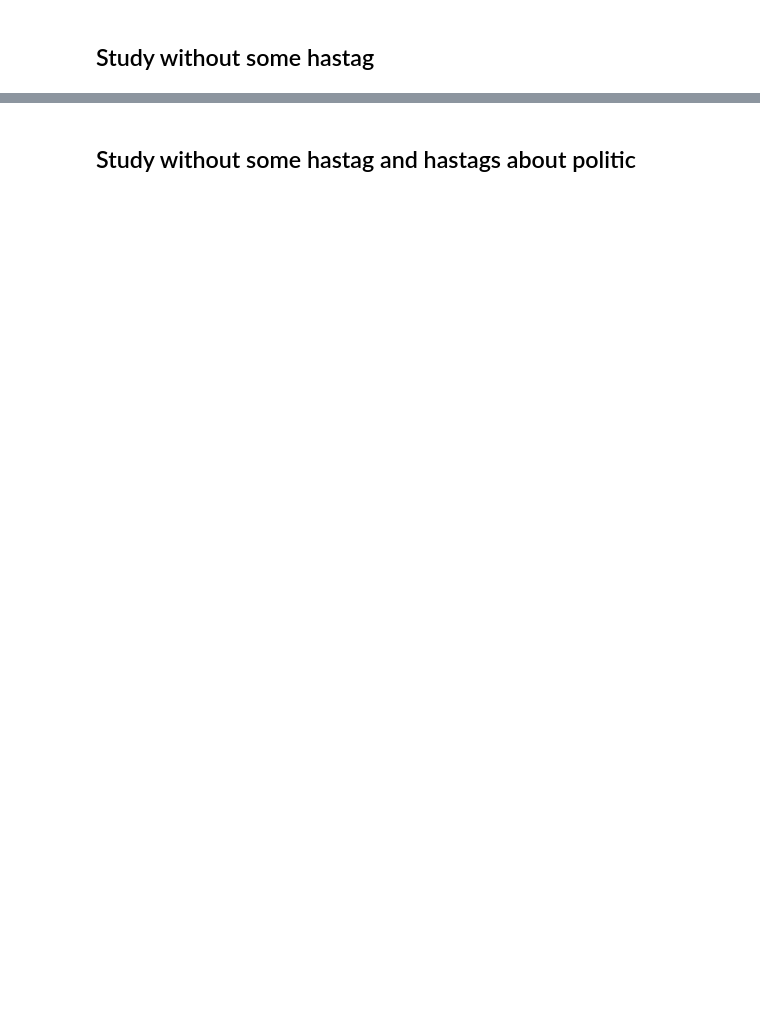
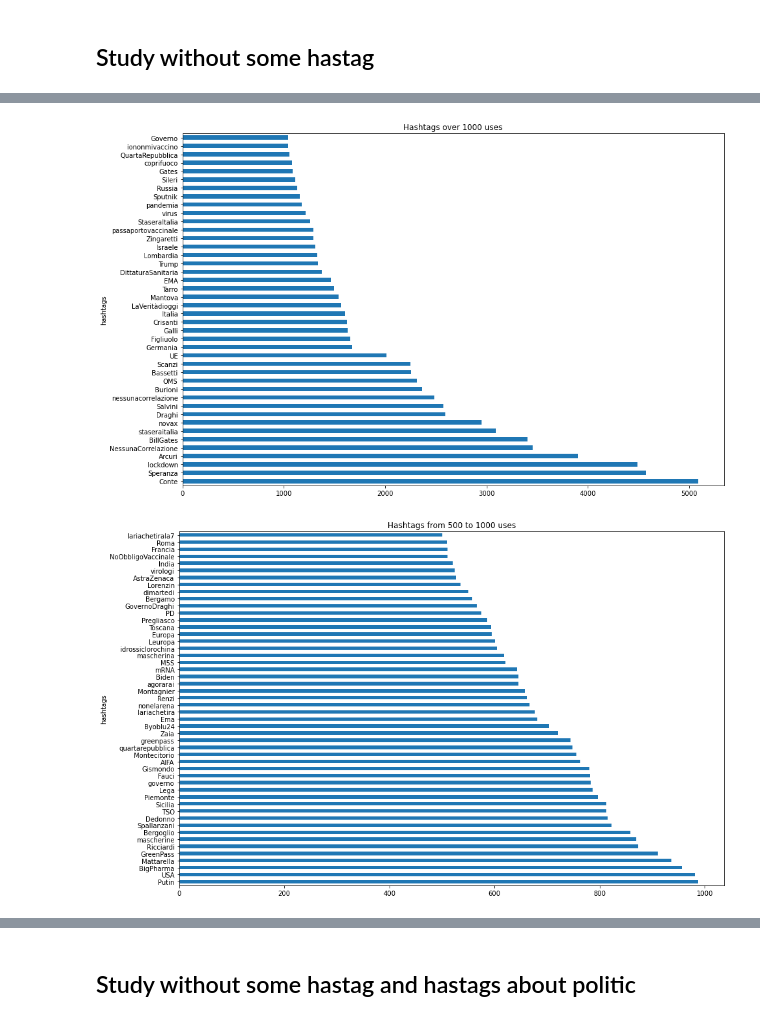
Before and after one commit to giada-c/twitterStudy, a Jupyter notebook: 3_Hashtag_study/Hashtags_study-Novax_users.ipynb, the cells around one changed output, grey strips where cells are left out. Drawn from its saved outputs; the diff is of its cells as text; code cells hidden in the pictures; blank space fills up the shorter version.

```diff
--- a/3_Hashtag_study/Hashtags_study-Novax_users.ipynb
+++ b/3_Hashtag_study/Hashtags_study-Novax_users.ipynb
@@ -68,4 +127,7 @@ dfHashtagFiltered
 # %%
-ut.visual_histogram(dfHashtagFiltered,100,50)
+ut.visual_histogram(dfHashtagFiltered,1000,500)
+# %% [output]
+[figure, added]
+[figure, added]
 # %%
 ut.visual_by_date_together(dfHashtagFiltered,dfUse)
```
Also changed, not shown: parts of 17 cells of this notebook, 7 other files.
